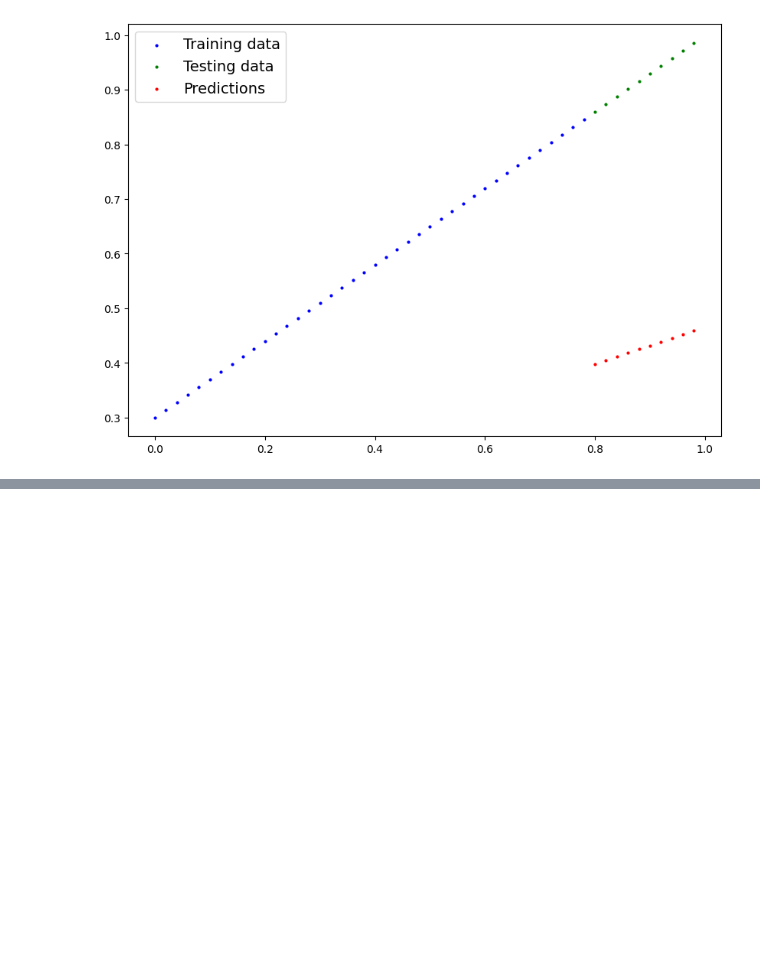
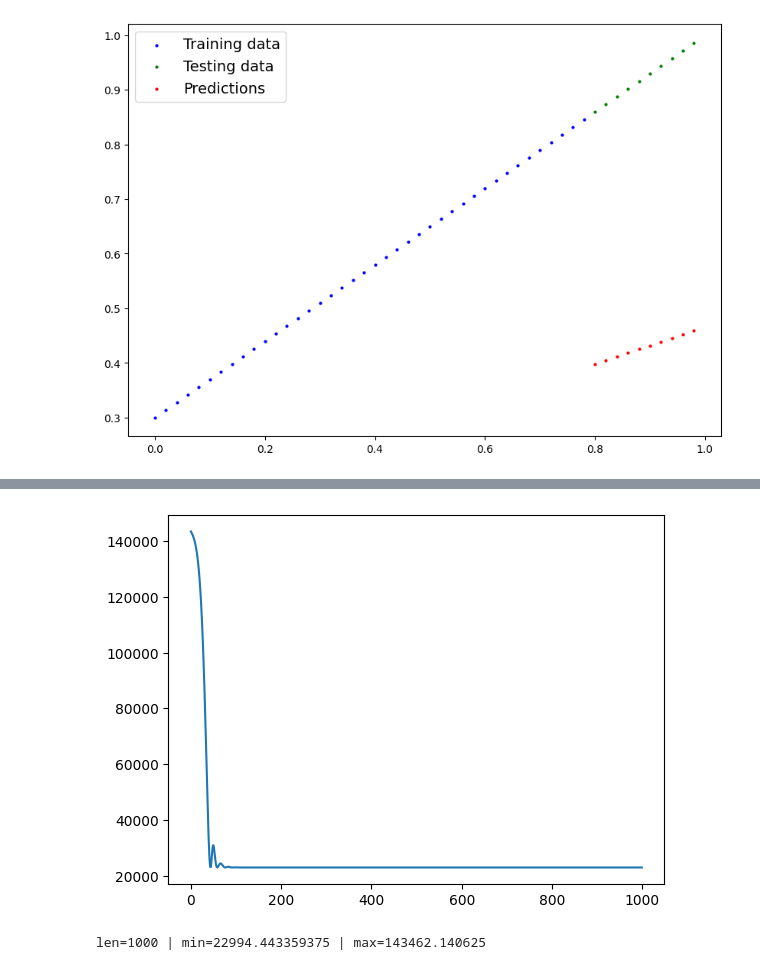
Before and after one commit to 00015775/learning-lab, a Jupyter notebook: pytorch/notebooks/youtube_pytorch.ipynb, the cells around one changed output, grey strips where cells are left out. Saved outputs shown, nothing was run; the diff lists cells and outputs as text; code cells hidden in the pictures; blank space fills up the shorter version.

```diff
--- a/pytorch/notebooks/youtube_pytorch.ipynb
+++ b/pytorch/notebooks/youtube_pytorch.ipynb
@@ -642,0 +722,23 @@ plot_predictions(predictions=y_preds_new) # after training
+# %%
+def train_model(model, inputs, targets, epochs=1000, lr=0.001):
+  losses = []
+  model = model.to(device)
+  criterion = nn.MSELoss()
+  optimizer = optim.Adam(model.parameters(),
+                         lr=lr)
+
+  model.train()
+  for epoch in range(epochs):
+    optimizer.zero_grad()
+
+    outputs = model(inputs)
+    loss = criterion(outputs, targets)
+    losses.append(loss.item())
+    loss.backward()
+
+    optimizer.step()
+
+  if epoch % 100 == 0:
+    print(f"Epoch [{epoch}/{epochs}] | Loss {loss.item()}")
+
+  return model, losses
@@ -642,0 +788,8 @@ plot_predictions(predictions=y_preds_new) # after training
+# %%
+plt.plot(losses_no_ac, label="Without Activation")
+plt.show()
+
+print(f"\nlen={len(losses_no_ac)} | min={min(losses_no_ac)} | max={max(losses_no_ac)}")
+# %% [output]
+[figure, added]
+len=1000 | min=22994.443359375 | max=143462.140625
```
Also changed, not shown: parts of 16 cells of this notebook.
